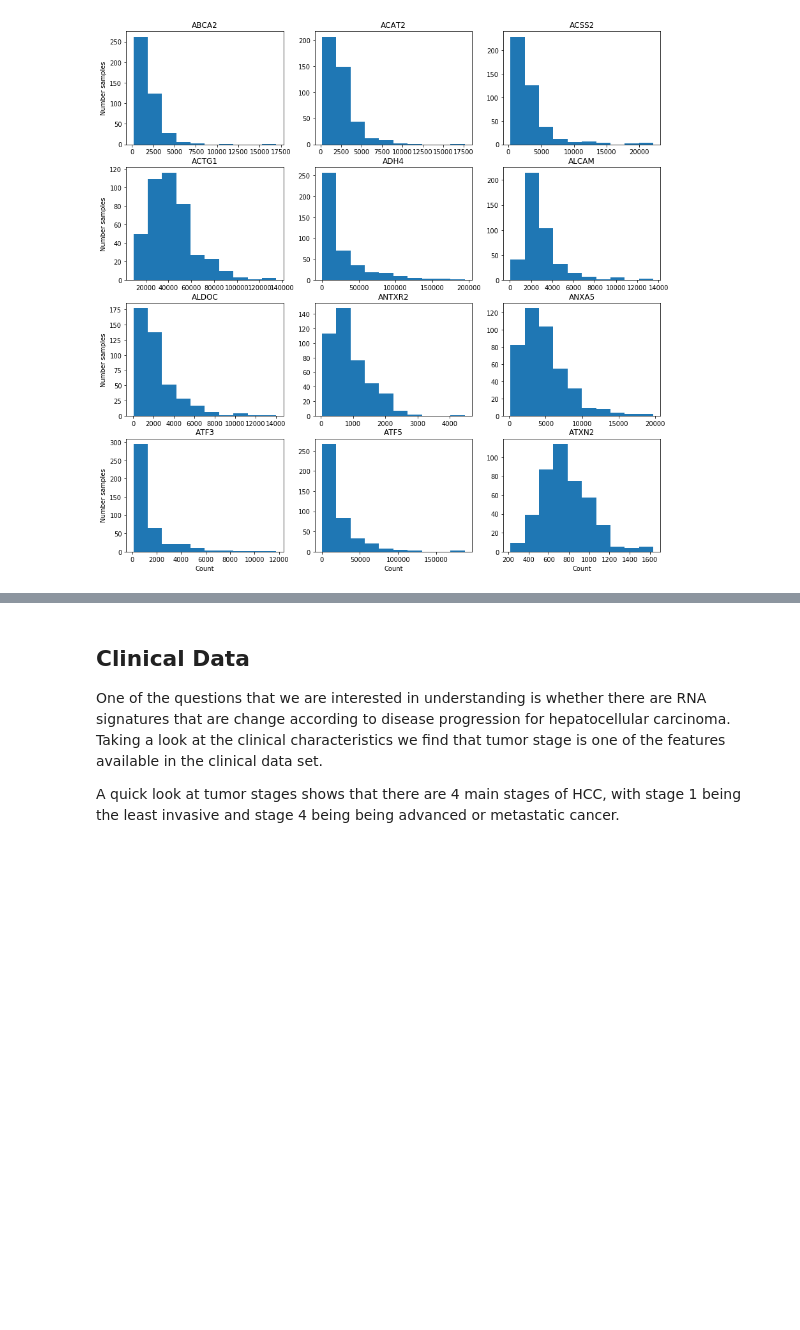
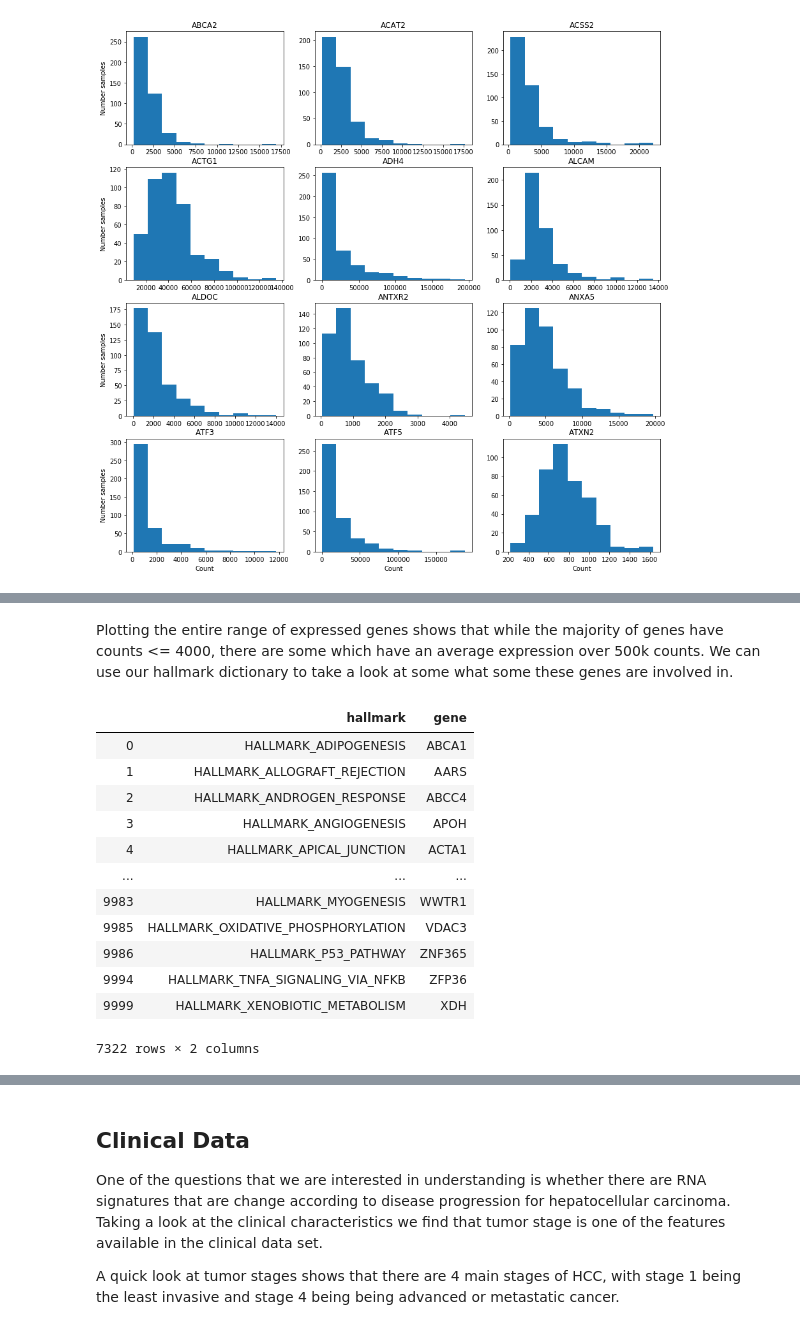
Before and after one commit to sohilsshah91/hacknights, a Jupyter notebook: tcga-series/post/post1_mwe_introduction.ipynb, the cells around one changed output, grey strips where cells are left out. Saved outputs shown, nothing was run; the diff lists cells and outputs as text; code cells hidden in the pictures; blank space fills up the shorter version.

```diff
--- a/tcga-series/post/post1_mwe_introduction.ipynb
+++ b/tcga-series/post/post1_mwe_introduction.ipynb
@@ -203,0 +209,26 @@ for row in range(rows):
+# %% [markdown]
+Plotting the entire range of expressed genes shows that while the majority of genes have counts <= 4000, there are some which have an average expression over 500k counts. We can use our hallmark dictionary to take a look at some what some these genes are involved in.
+# %%
+# Turn gene_dict into a dataframe
+gene_df = pd.DataFrame.from_dict(gene_dict, orient = 'index').reset_index() \
+    .melt(id_vars=["index"],
+            var_name="col",
+            value_name="gene") \
+    .drop('col', axis=1) \
+    .dropna()
+gene_df.rename(columns={'index': 'hallmark'}, inplace=True)
+gene_df
+# %% [output]
+|  | hallmark | gene |
+| 0 | HALLMARK_ADIPOGENESIS | ABCA1 |
+| 1 | HALLMARK_ALLOGRAFT_REJECTION | AARS |
+| 2 | HALLMARK_ANDROGEN_RESPONSE | ABCC4 |
+| 3 | HALLMARK_ANGIOGENESIS | APOH |
+| 4 | HALLMARK_APICAL_JUNCTION | ACTA1 |
+| ... | ... | ... |
+| 9983 | HALLMARK_MYOGENESIS | WWTR1 |
+| 9985 | HALLMARK_OXIDATIVE_PHOSPHORYLATION | VDAC3 |
+| 9986 | HALLMARK_P53_PATHWAY | ZNF365 |
+| 9994 | HALLMARK_TNFA_SIGNALING_VIA_NFKB | ZFP36 |
+| 9999 | HALLMARK_XENOBIOTIC_METABOLISM | XDH |
+7322 rows × 2 columns
```
Also changed, not shown: parts of 13 cells of this notebook.
